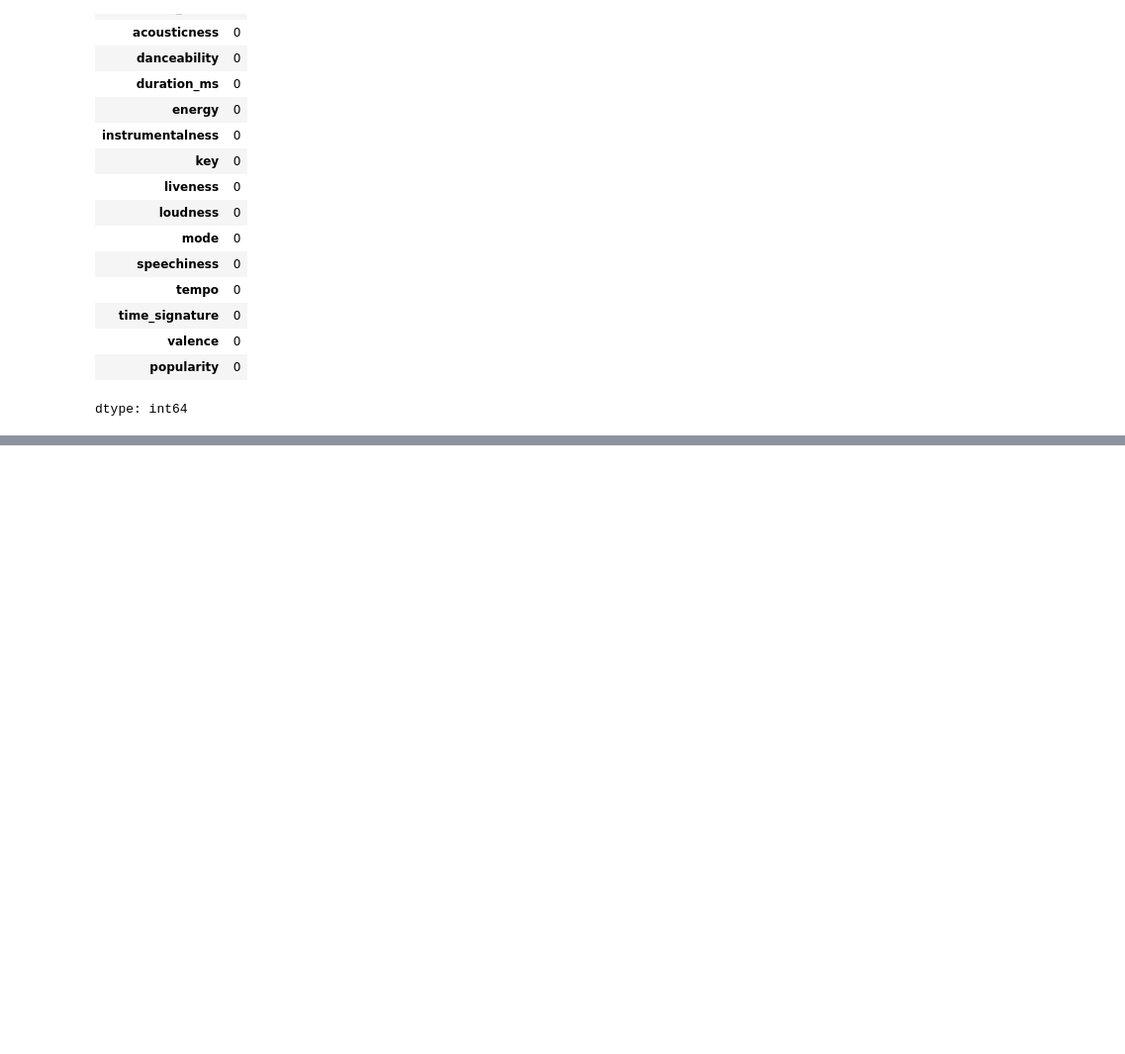
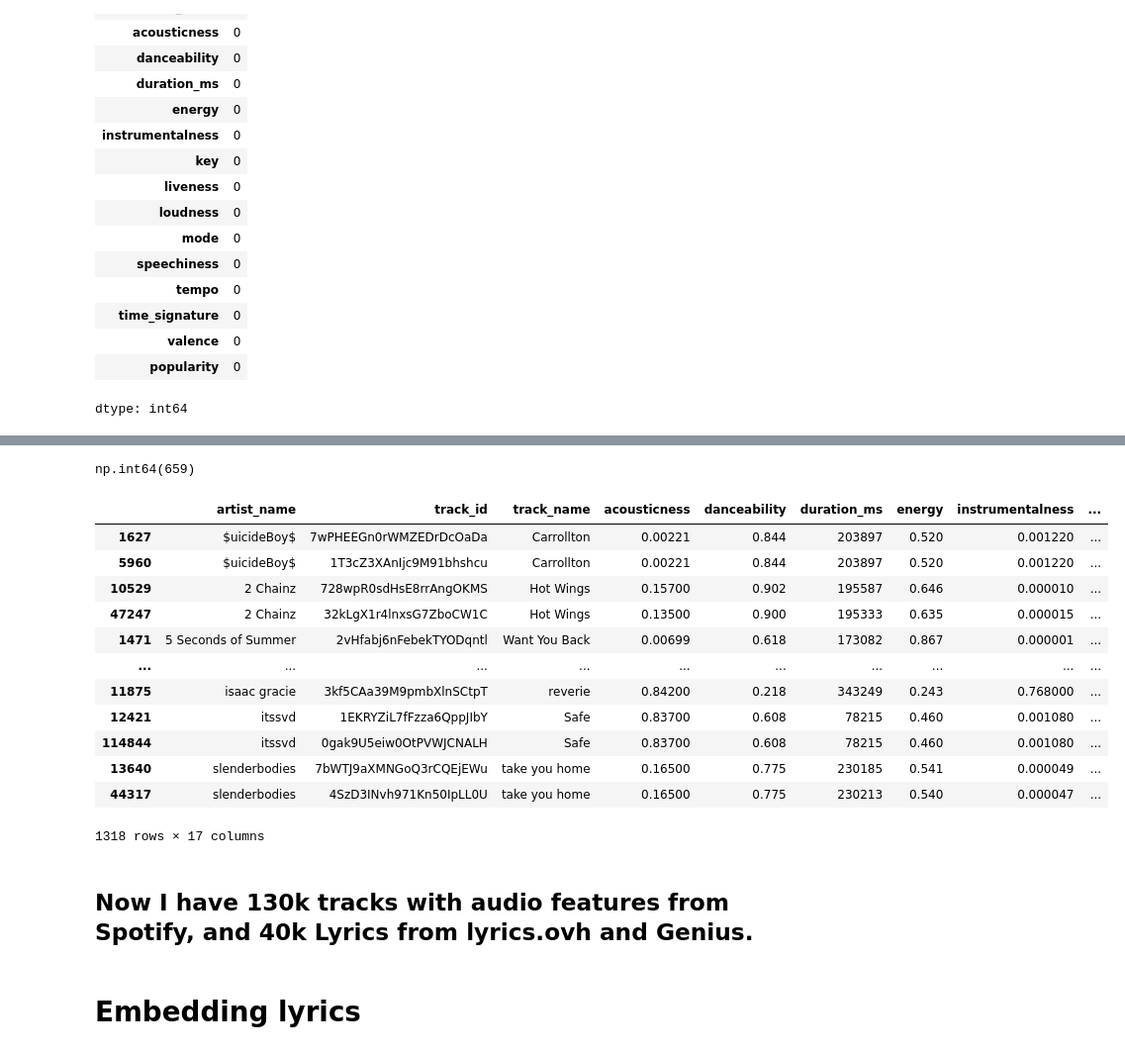
Before and after one commit to Tarek-1/Music_Recommender_System, a Jupyter notebook: Spotify_API.ipynb, the cells around one changed output, grey strips where cells are left out. Shown at 99% size. Cells and saved outputs as stored; diff of their text form; code cells hidden in the pictures; blank space fills up the shorter version.

```diff
--- a/Spotify_API.ipynb
+++ b/Spotify_API.ipynb
@@ -245,0 +403,20 @@ lyrics_df[lyrics_df['lyrics'] == "Error 404"]
+# %%
+df_big_deduped.duplicated(subset=['artist_name', 'track_name']).sum()
+# %% [output]
+np.int64(659)
+# %%
+df_big_deduped[df_big_deduped.duplicated(subset=['artist_name', 'track_name'], keep=False)].sort_values(by=['artist_name', 'track_name'])
+# %% [output]
+|  | artist_name | track_id | track_name | acousticness | danceability | duration_ms | energy | instrumentalness | ... |
+| 1627 | $uicideBoy$ | 7wPHEEGn0rWMZEDrDcOaDa | Carrollton | 0.00221 | 0.844 | 203897 | 0.520 | 0.001220 | ... |
+| 5960 | $uicideBoy$ | 1T3cZ3XAnIjc9M91bhshcu | Carrollton | 0.00221 | 0.844 | 203897 | 0.520 | 0.001220 | ... |
+| 10529 | 2 Chainz | 728wpR0sdHsE8rrAngOKMS | Hot Wings | 0.15700 | 0.902 | 195587 | 0.646 | 0.000010 | ... |
+| 47247 | 2 Chainz | 32kLgX1r4lnxsG7ZboCW1C | Hot Wings | 0.13500 | 0.900 | 195333 | 0.635 | 0.000015 | ... |
+| 1471 | 5 Seconds of Summer | 2vHfabj6nFebekTYODqntl | Want You Back | 0.00699 | 0.618 | 173082 | 0.867 | 0.000001 | ... |
+| ... | ... | ... | ... | ... | ... | ... | ... | ... | ... |
+| 11875 | isaac gracie | 3kf5CAa39M9pmbXlnSCtpT | reverie | 0.84200 | 0.218 | 343249 | 0.243 | 0.768000 | ... |
+| 12421 | itssvd | 1EKRYZiL7fFzza6QppJIbY | Safe | 0.83700 | 0.608 | 78215 | 0.460 | 0.001080 | ... |
+| 114844 | itssvd | 0gak9U5eiw0OtPVWJCNALH | Safe | 0.83700 | 0.608 | 78215 | 0.460 | 0.001080 | ... |
+| 13640 | slenderbodies | 7bWTJ9aXMNGoQ3rCQEjEWu | take you home | 0.16500 | 0.775 | 230185 | 0.541 | 0.000049 | ... |
+| 44317 | slenderbodies | 4SzD3INvh971Kn50IpLL0U | take you home | 0.16500 | 0.775 | 230213 | 0.540 | 0.000047 | ... |
+1318 rows × 17 columns
@@ -245,0 +426,4 @@ lyrics_df[lyrics_df['lyrics'] == "Error 404"]
+# %% [markdown]
+## Now I have 130k tracks with audio features from Spotify, and 40k Lyrics from lyrics.ovh and Genius.
+# %% [markdown]
+# Embedding lyrics
```
Also changed, not shown: parts of 61 cells of this notebook.
